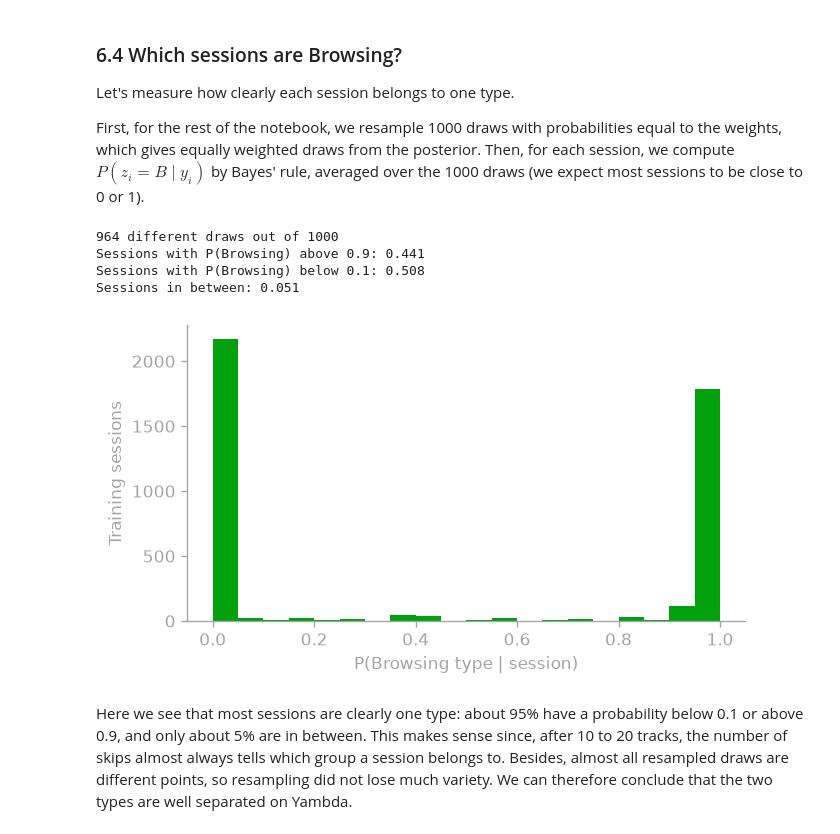
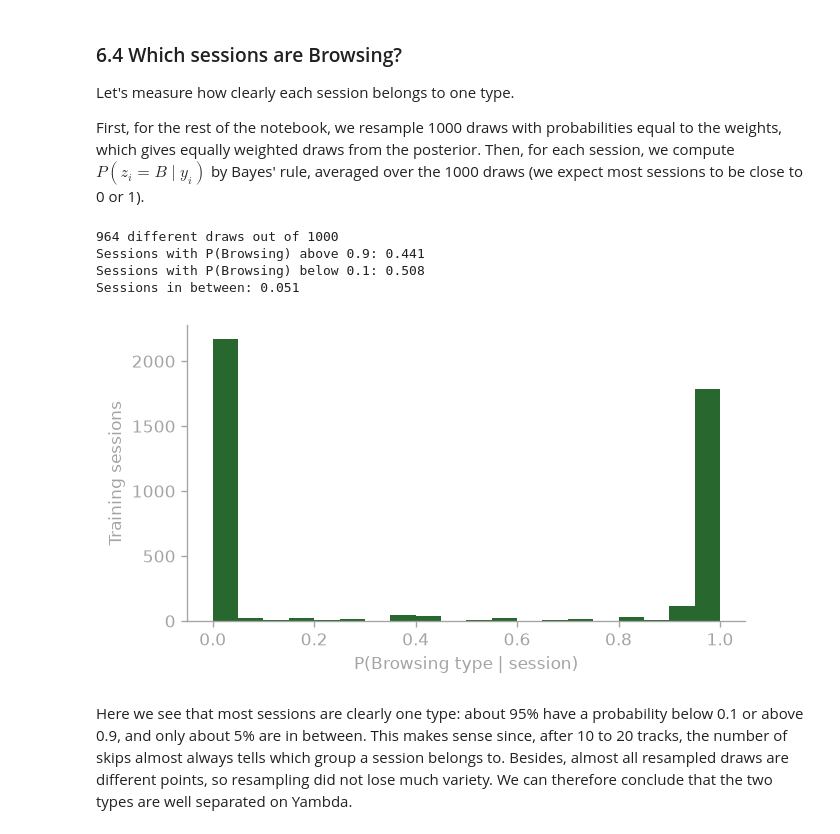
Before and after one commit to Asabourdin/EngagedorBrowsing, a Jupyter notebook: code/layer2_session_types.ipynb, the cells around one changed output. Drawn from its saved outputs; the diff is of its cells as text; code cells hidden in the pictures.

```diff
--- a/code/layer2_session_types.ipynb
+++ b/code/layer2_session_types.ipynb
@@ -38,8 +38,8 @@ EM_PRIOR = po.log_odds_prior(PRIOR)
 os.makedirs("figures", exist_ok=True)
 os.makedirs("results", exist_ok=True)
 
-BLUE = "#00a10d"
-ORANGE = "#aa3102"
+GREEN = "#28672d"
+BROWN = "#4d1701"
 GREY = "#a4a4a4"
 
 plt.rcParams.update({
@@ -570,26 +570,26 @@ First, for the rest of the notebook, we resample 1000 draws with probabilities e
 # %%
 posterior_draws = po.resample(fit["draws"], fit["weights"], N_POSTERIOR, rng)
 draws_params = [po.to_params(phi, st.NAMES) for phi in posterior_draws]
 print(f"{len(np.unique(posterior_draws, axis=0))} different draws out of {N_POSTERIOR}")
 
 p_browsing = sum(1 - st.type_probabilities(p, train_skips, train_mask)
                  for p in draws_params) / N_POSTERIOR
 print(f"Sessions with P(Browsing) above 0.9: {(p_browsing > 0.9).mean():.3f}")
 print(f"Sessions with P(Browsing) below 0.1: {(p_browsing < 0.1).mean():.3f}")
 print(f"Sessions in between: {((p_browsing >= 0.1) & (p_browsing <= 0.9)).mean():.3f}")
 
 fig, ax = plt.subplots(figsize=(6, 3.2))
-ax.hist(p_browsing, bins=20, range=(0, 1), color=BLUE)
+ax.hist(p_browsing, bins=20, range=(0, 1), color=GREEN)
 ax.set_xlabel("P(Browsing type | session)")
 ax.set_ylabel("Training sessions")
 fig.savefig("figures/layer2_type_probabilities.pdf")
 plt.show()
 # %% [output]
 964 different draws out of 1000
 Sessions with P(Browsing) above 0.9: 0.441
 Sessions with P(Browsing) below 0.1: 0.508
 Sessions in between: 0.051
-[figure, old version]
+[figure, new version]
 # %% [markdown]
 Here we see that most sessions are clearly one type: about 95% have a probability below 0.1 or above 0.9, and only about 5% are in between. This makes sense since, after 10 to 20 tracks, the number of skips almost always tells which group a session belongs to. Besides, almost all resampled draws are different points, so resampling did not lose much variety. We can therefore conclude that the two types are well separated on Yambda.
 # %% [markdown]
```
Also changed, not shown: parts of 4 cells of this notebook, 9 other files.
